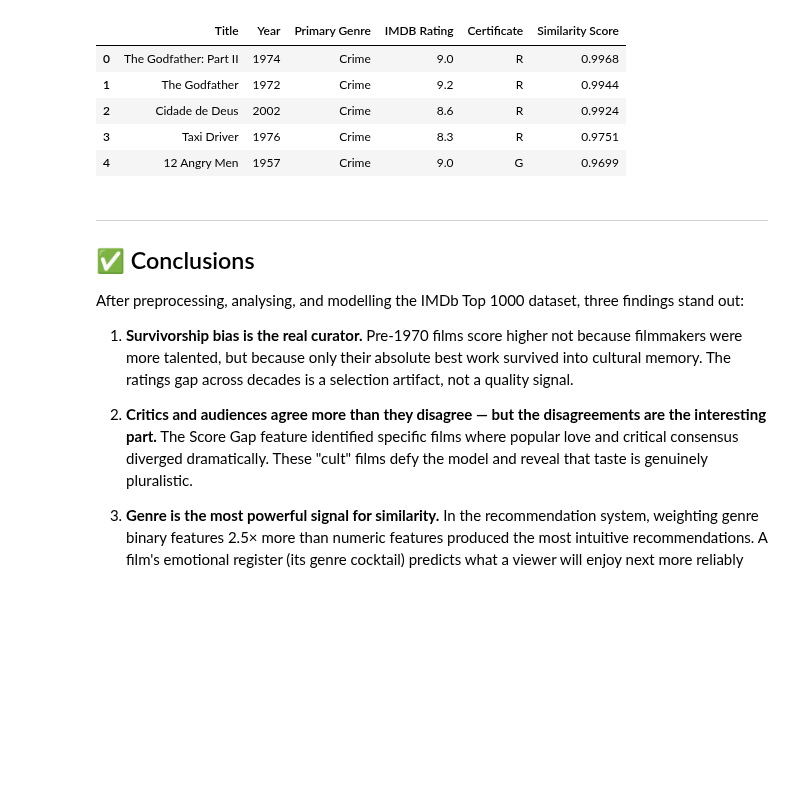
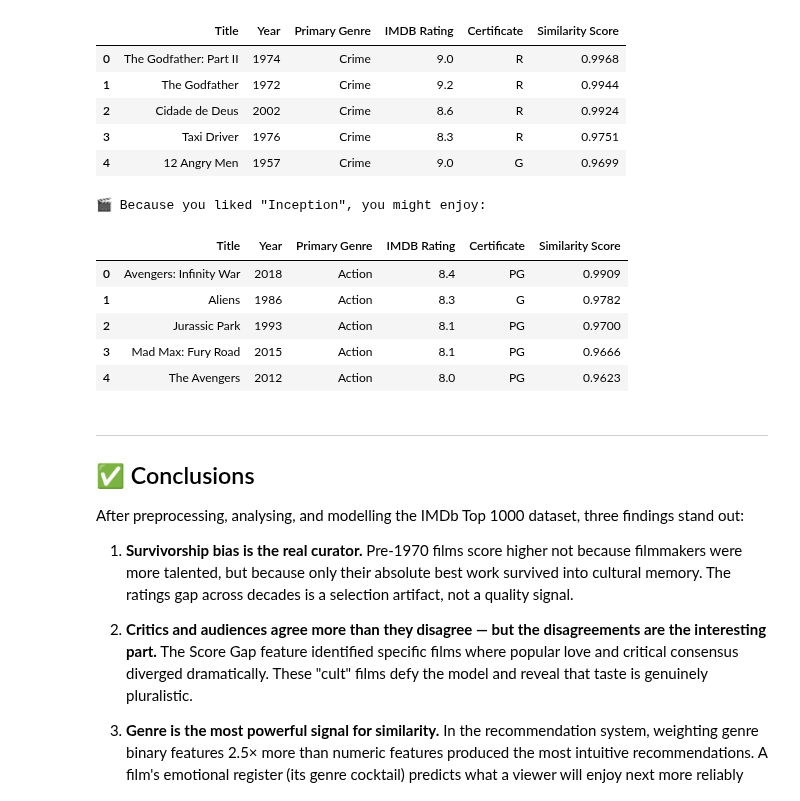
Before and after one commit to sergiu210106/UBB_WSL, a Jupyter notebook: second_year/ml/L2/H1.ipynb, the cells around one changed output. Drawn from its saved outputs; the diff is of its cells as text; code cells hidden in the pictures; blank space fills up the shorter version.

```diff
--- a/second_year/ml/L2/H1.ipynb
+++ b/second_year/ml/L2/H1.ipynb
@@ -917,6 +917,16 @@ recommend('Pulp Fiction')
 | 2 | Cidade de Deus | 2002 | Crime | 8.6 | R | 0.9924 |
 | 3 | Taxi Driver | 1976 | Crime | 8.3 | R | 0.9751 |
 | 4 | 12 Angry Men | 1957 | Crime | 9.0 | G | 0.9699 |
+# %%
+recommend('Inception')
+# %% [output]
+🎬 Because you liked "Inception", you might enjoy:
+|  | Title | Year | Primary Genre | IMDB Rating | Certificate | Similarity Score |
+| 0 | Avengers: Infinity War | 2018 | Action | 8.4 | PG | 0.9909 |
+| 1 | Aliens | 1986 | Action | 8.3 | G | 0.9782 |
+| 2 | Jurassic Park | 1993 | Action | 8.1 | PG | 0.9700 |
+| 3 | Mad Max: Fury Road | 2015 | Action | 8.1 | PG | 0.9666 |
+| 4 | The Avengers | 2012 | Action | 8.0 | PG | 0.9623 |
 # %% [markdown]
 ---
 ## ✅ Conclusions
```
Also changed, not shown: 54 other files.
